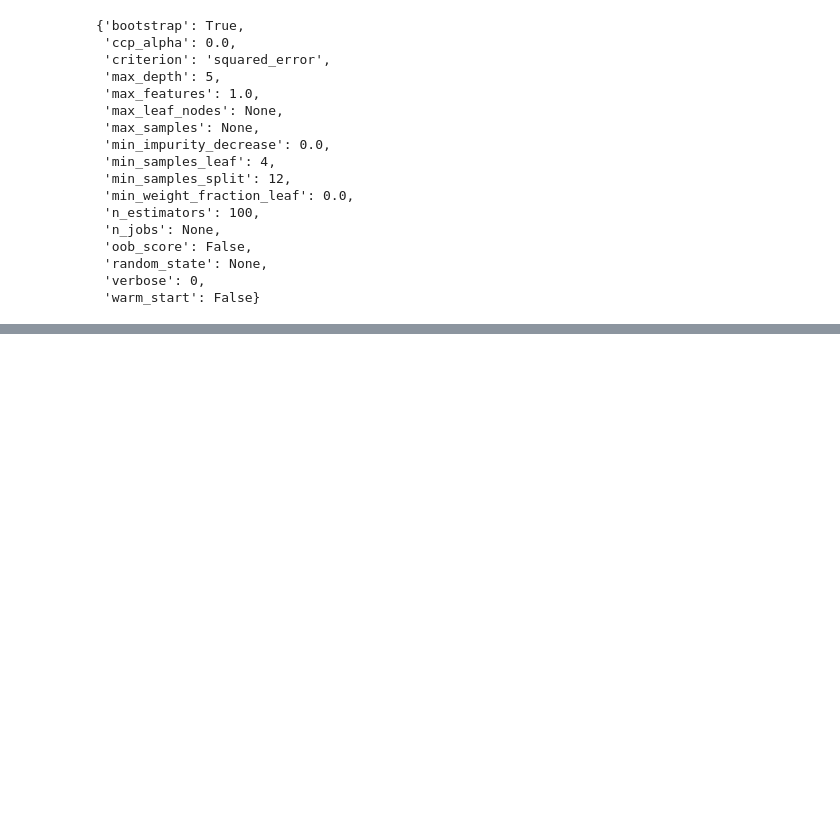
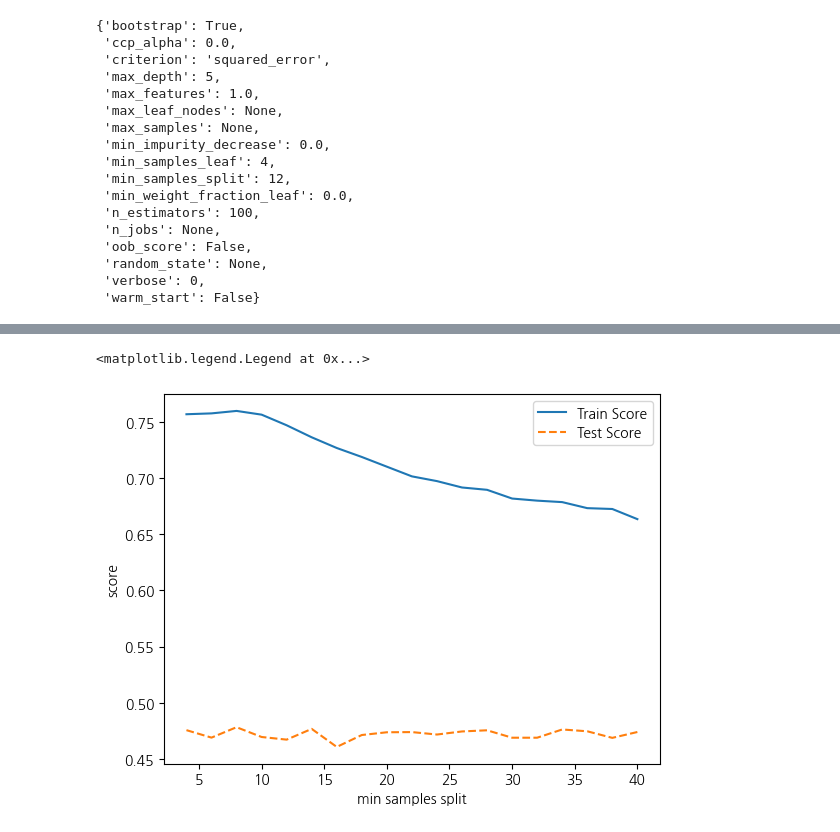
Before and after one commit to Seojiii/kurly_project, a Jupyter notebook: 0318_js_randomforest.ipynb, the cells around one changed output, grey strips where cells are left out. Cells and saved outputs as stored; diff of their text form; code cells hidden in the pictures; blank space fills up the shorter version.

```diff
--- a/0318_js_randomforest.ipynb
+++ b/0318_js_randomforest.ipynb
@@ -447,0 +640,19 @@ print("\nbest score: \n{}".format(grid_rf.best_score_.round(3)))
+# %%
+# train 및 test 설명력 결과 저장
+train_score = []; test_score = []
+# min_samples_split: 분할하기 위한 노드의 최소 자료 수
+para_split = [n_split * 2for n_split in range(2, 21)]
+
+for v_min_samples_split in para_split:
+    rf = RandomForestRegressor(n_estimators = 100, min_samples_leaf = 5,
+                               min_samples_split = v_min_samples_split)
+    rf.fit(df_train_x, df_train_y)
+    train_score.append(rf.score(df_train_x, df_train_y))
+    test_score.append(rf.score(df_test_x, df_test_y))
+
+# 데이터 테이블로 저장
+df_score_split = pd.DataFrame()
+df_score_split["MinSamplesSplit"] = para_split
+df_score_split["TrainScore"] = train_score
+df_score_split["TestScore"] = test_score
+df_score_split.round(3)
@@ -447,0 +677,9 @@ print("\nbest score: \n{}".format(grid_rf.best_score_.round(3)))
+# %%
+# 모델 설명력 그래프 확인
+plt.plot(para_split, train_score, linestyle = "-", label = "Train Score")
+plt.plot(para_split, test_score, linestyle = "--", label = "Test Score")
+plt.ylabel("score"); plt.xlabel("min samples split")
+plt.legend()
+# %% [output]
+<matplotlib.legend.Legend at 0x...>
+[figure, added]
```
Also changed, not shown: parts of 32 cells of this notebook.
